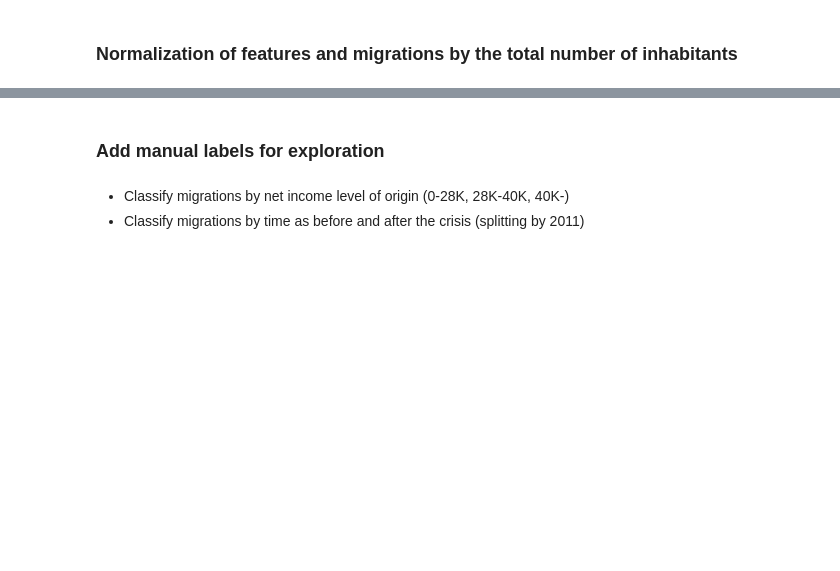
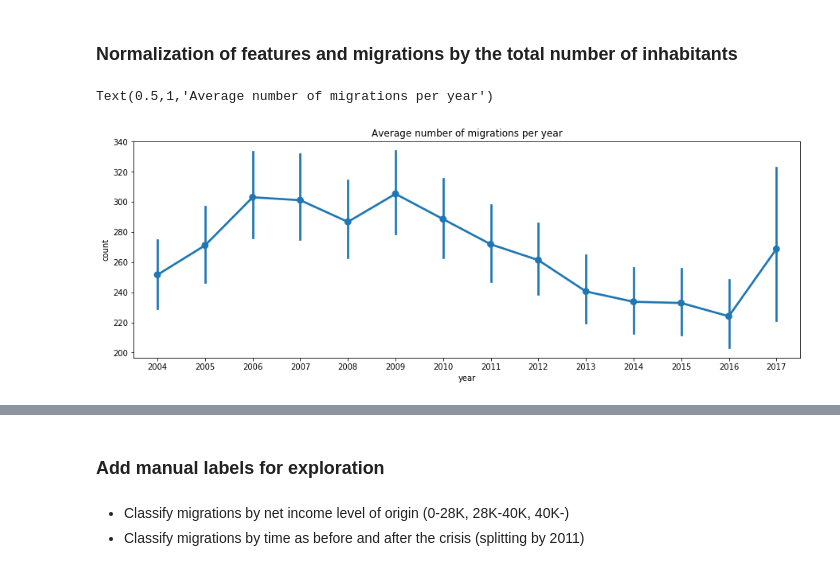
Before and after one commit to diazcelsa/population_dynamics, a Jupyter notebook: feature_extraction/feature_extraction.ipynb, the cells around one changed output, grey strips where cells are left out. Saved outputs shown, nothing was run; the diff lists cells and outputs as text; code cells hidden in the pictures; blank space fills up the shorter version.

```diff
--- a/feature_extraction/feature_extraction.ipynb
+++ b/feature_extraction/feature_extraction.ipynb
@@ -371,3 +392,4 @@ for col in dtype_cols:
 # %%
 # Discard those migrations produced within the same district
 migrations = migrations[migrations["origin"] != migrations["destination"]]
+migrations = migrations[(migrations["origin"] != 'external') & (migrations["destination"] != 'external')]
@@ -376,3 +396,10 @@ fv_complete = migrations.merge(feature_vector, left_on=["origin","year"], right_
+# %%
+plt.figure(figsize=(15,5))
+sns.pointplot(y='count',x='year',data=migrations)
+plt.title('Average number of migrations per year')
+# %% [output]
+Text(0.5,1,'Average number of migrations per year')
+[figure, added]
 # %%
 # build final feature vector for each migration event
 fv_complete = migrations.merge(feature_vector, left_on=["origin","year"], right_on=["district","year"])
```
Also changed, not shown: parts of 27 cells of this notebook, 5 other files.
